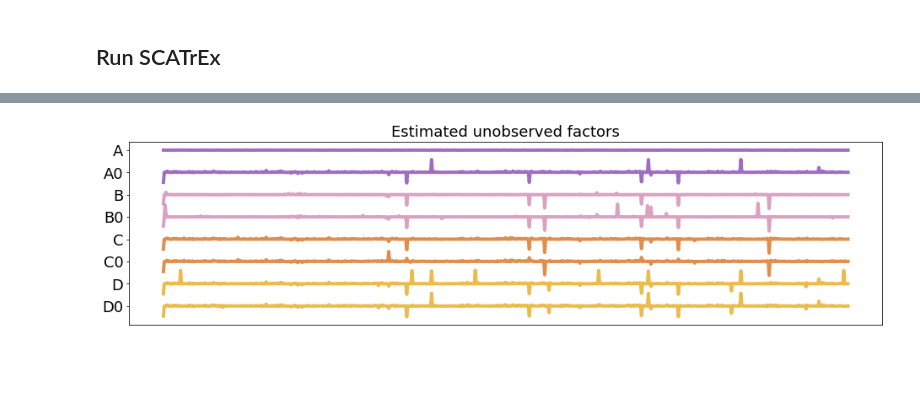
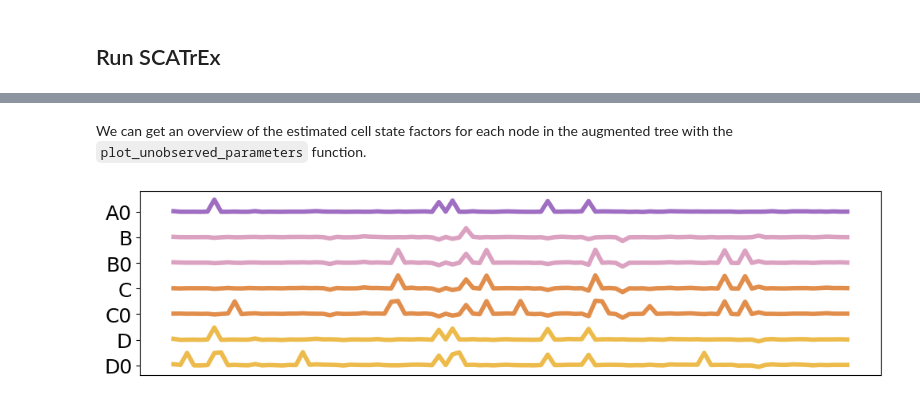
Before and after one commit to cbg-ethz/SCATrEx, a Jupyter notebook: notebooks/tutorial.ipynb, the cells around one changed output, grey strips where cells are left out. Drawn from its saved outputs; the diff is of its cells as text; code cells hidden in the pictures; blank space fills up the shorter version.

```diff
--- a/notebooks/tutorial.ipynb
+++ b/notebooks/tutorial.ipynb
@@ -51,46 +58,31 @@ WARNING: Gene labels are not shown when more than 50 genes are visualized. To sh
 ## Run SCATrEx
 # %%
 theta = 100
-args = dict(global_noise_factors_precisions_shape=100, num_global_noise_factors=4,
-            unobserved_factors_kernel_concentration=1/theta,
-            unobserved_factors_kernel_rate=1.,
-            unobserved_factors_root_kernel=.01)
-sca = scatrex.SCATrEx(model=models.cna, verbose=True, model_args=args)
+args = dict(num_global_noise_factors=0)
+sca = scatrex.SCATrEx(model=models.cna, model_args=args)
 sca.model_args = args
 sca.add_data(sim_sca.adata.raw.to_adata())
 sca.set_observed_tree(sim_sca.observed_tree)
 sca.normalize_data()
 sca.project_data()
 
-move_weights = {'add':3,
-                'merge':6,
-                'prune_reattach':1,
-                'pivot_reattach':1,
-                'swap':1,
-                'add_reattach_pivot':.5,
-                'subtree_reattach':.5,
-                'push_subtree':.5,
-                'extract_pivot':.5,
-                'perturb_node':.0,
-                'clean_node':.0,
-                'subtree_pivot_reattach':.5,
-                'reset_globals':.0,
-                'full':.0,
-                'globals':1}
-
-search_kwargs = {'n_iters': 500, 'n_iters_elbo': 500,
+search_kwargs = {'n_iters': 500, 'n_iters_elbo': 100,
                 'move_weights': move_weights,
                 'local': True,
                 'factor_delay': 0,
                 'step_size': 0.01,
-                'posterior_delay': 0,
+                'posterior_delay': 10,
                 'mb_size': 200,
                 'num_samples': 1,
-                'window': 50,
                 'max_nodes': 5,
-                'add_rule_thres': .4,
+                'add_rule_thres': 1.,
                 'joint_init': True,
                 'anneal': False,
-                'restart_step': 100}
+                'restart_step': 100,
+                'window': 50,
+                'every': 10,
+                'threshold': 1e-3,
+                'alpha': 0.,
+                'random_seed': 1}
 sca.learn_tree(reset=True, search_kwargs=search_kwargs)
 # %% [output]
@@ -176,8 +92,9 @@ D-0             0    0    0    0    0  134    1
 sca.ntssb.plot_tree(counts=True)
 # %% [output]
 [drawing not drawn]
-# %%
-sca.plot_unobserved_parameters(step=5.,estimated=True, title='Estimated unobserved factors',
-                               name='unobserved_factors',figsize=(16,4))
-# %% [output]
-[figure, removed]
+# %% [markdown]
+We can get an overview of the estimated cell state factors for each node in the augmented tree with the `plot_unobserved_parameters` function.
+# %%
+sca.plot_unobserved_parameters(estimated=True, figsize=(12,3), step=2)
+# %% [output]
+[figure, added]
```
Also changed, not shown: parts of 20 cells of this notebook.
